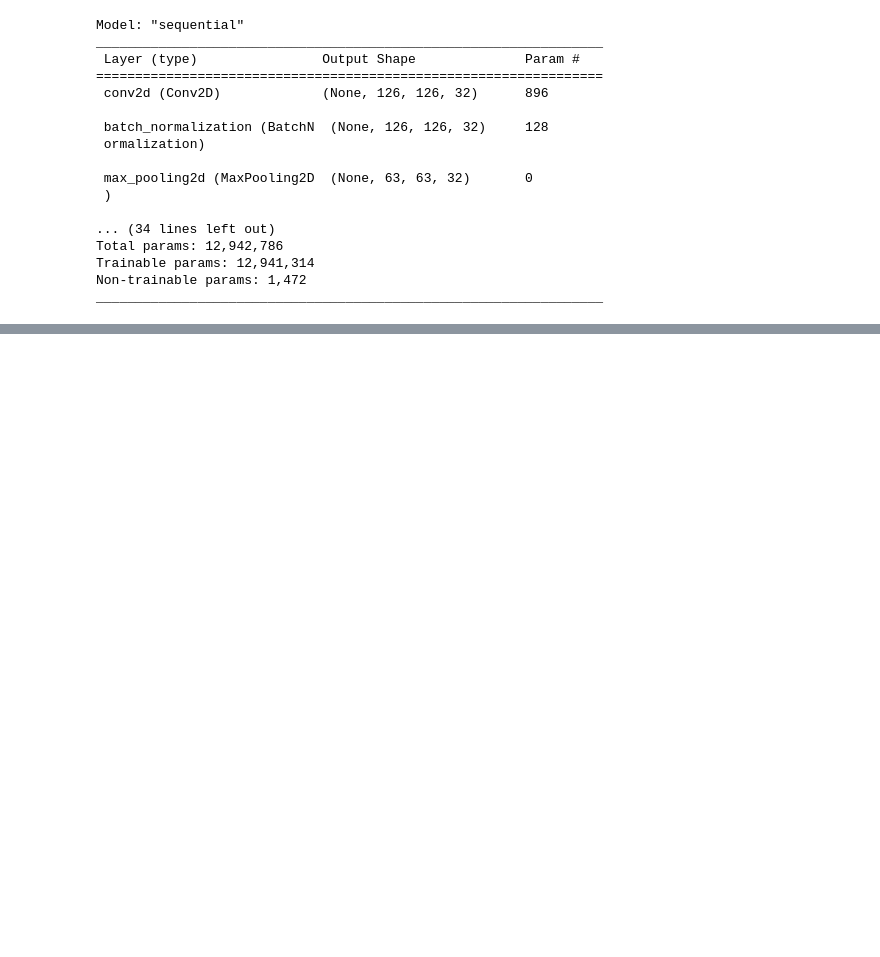
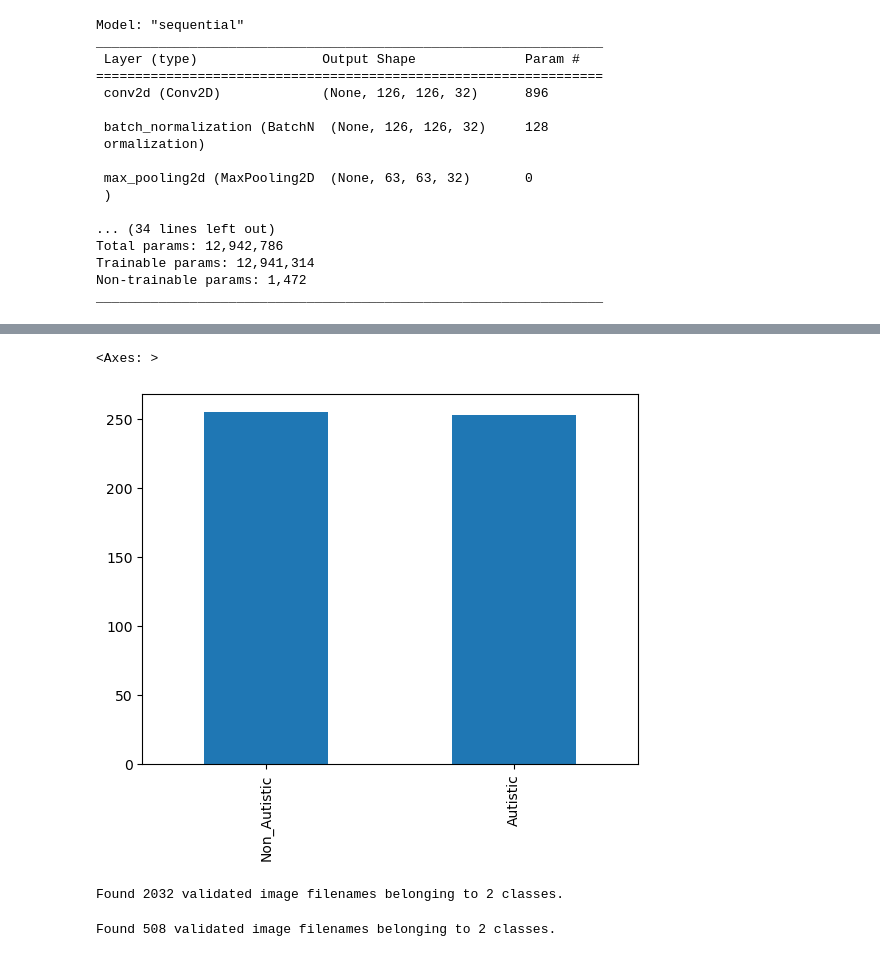
Before and after one commit to Abhirambs-08/05_ARKS_Early-Prediction-of-Autism-Disorder, a Jupyter notebook: CNN_model.ipynb, the cells around one changed output, grey strips where cells are left out. Drawn from its saved outputs; the diff is of its cells as text; code cells hidden in the pictures; blank space fills up the shorter version.

```diff
--- a/CNN_model.ipynb
+++ b/CNN_model.ipynb
@@ -133,0 +144,5 @@ df["category"] = df["category"].replace({0: 'Non_Autistic', 1: 'Autistic'})
+# %%
+validate_df['category'].value_counts().plot.bar()
+# %% [output]
+<Axes: >
+[figure, added]
@@ -133,0 +153,36 @@ df["category"] = df["category"].replace({0: 'Non_Autistic', 1: 'Autistic'})
+# %%
+# Training Generator
+train_datagen = ImageDataGenerator(
+    rotation_range=10,
+    rescale=1./255,
+    shear_range=0.1,
+    zoom_range=0.2,
+    horizontal_flip=True,
+    width_shift_range=0.1,
+    height_shift_range=0.1
+)
+
+train_generator = train_datagen.flow_from_dataframe(
+    train_df,
+    "C:/Users/91809/Desktop/ARKS/05_ARKS_Early-Prediction-of-Autism-Disorder/AutismDataset/train",
+    x_col='filename',
+    y_col='category',
+    target_size=IMAGE_SIZE,
+    class_mode='categorical',
+    batch_size=batch_size
+)
+# %% [output]
+Found 2032 validated image filenames belonging to 2 classes.
+# %%
+validation_datagen = ImageDataGenerator(rescale=1./255)
+validation_generator = validation_datagen.flow_from_dataframe(
+    validate_df,
+    "C:/Users/91809/Desktop/ARKS/05_ARKS_Early-Prediction-of-Autism-Disorder/AutismDataset/train",
+    x_col='filename',
+    y_col='category',
+    target_size=IMAGE_SIZE,
+    class_mode='categorical',
+    batch_size=batch_size
+)
+# %% [output]
+Found 508 validated image filenames belonging to 2 classes.
```
Also changed, not shown: parts of 10 cells of this notebook, 2 other files.
